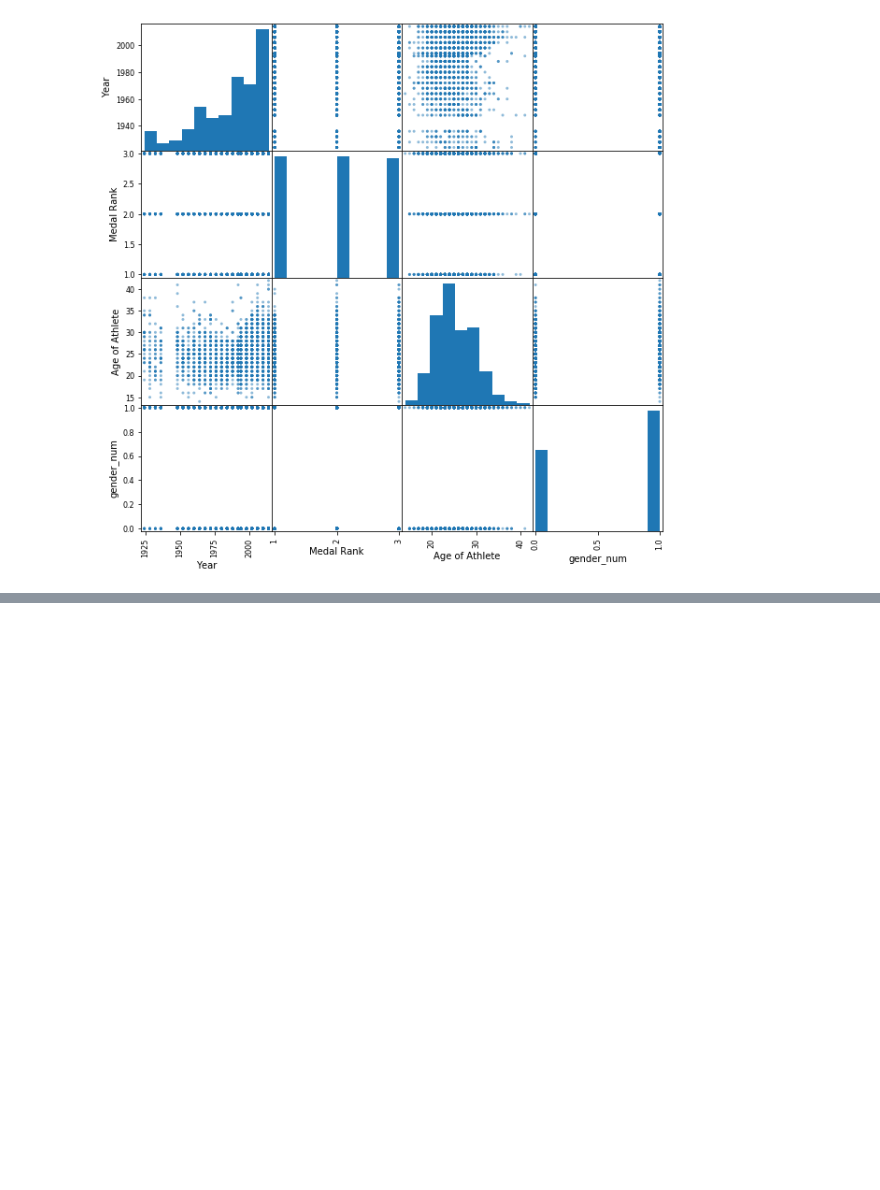
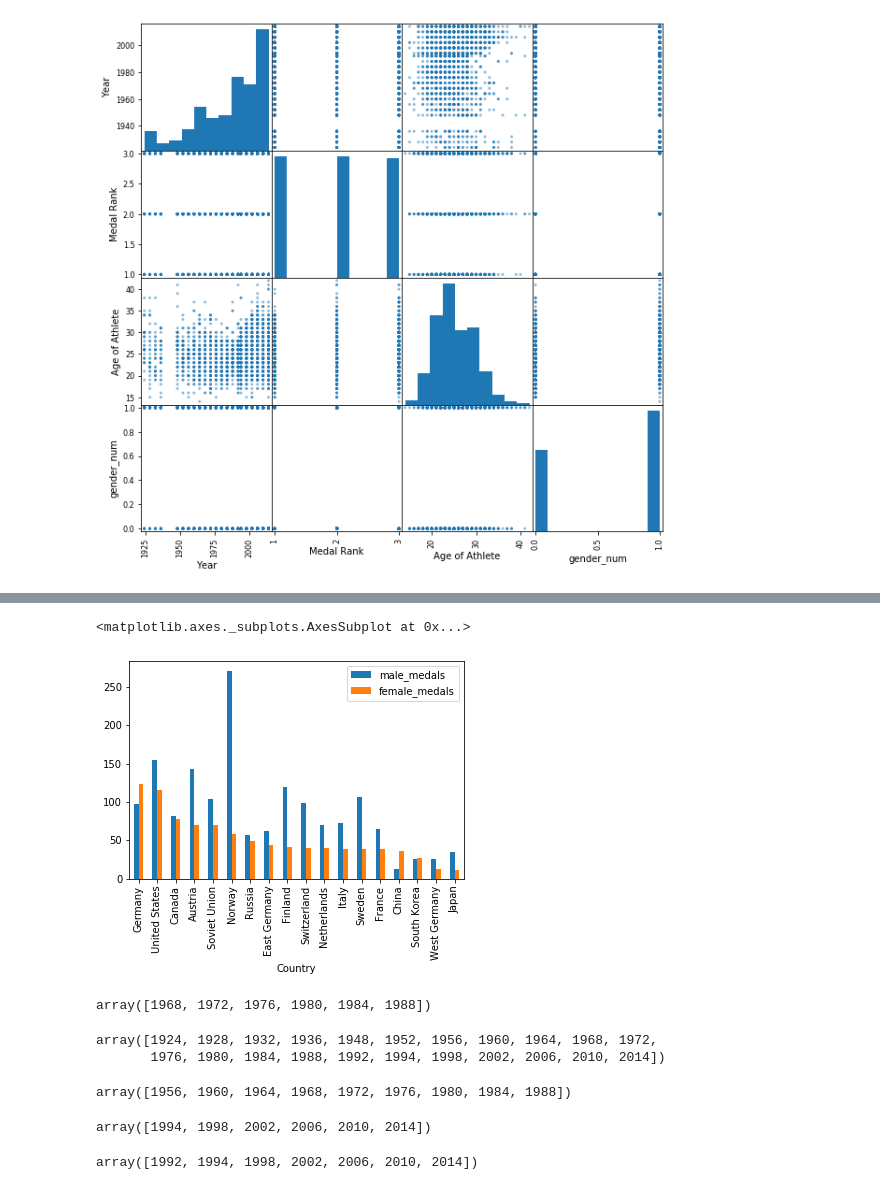
Before and after one commit to woodmc10/winter-olympics, a Jupyter notebook: notebooks/EDA.ipynb, the cells around one changed output, grey strips where cells are left out. Cells and saved outputs as stored; diff of their text form; code cells hidden in the pictures; blank space fills up the shorter version.

```diff
--- a/notebooks/EDA.ipynb
+++ b/notebooks/EDA.ipynb
@@ -108,0 +347,28 @@ array([[<matplotlib.axes._subplots.AxesSubplot object at 0x...>,
+# %%
+df_medals_by_country_50 = df_medals_by_country[df_medals_by_country['total_medals'] > 50]
+# %%
+df_medals_by_country_50.sort_values(by='female_medals', ascending=False).plot(y=['male_medals', 'female_medals'], kind='bar')
+# %% [output]
+<matplotlib.axes._subplots.AxesSubplot at 0x...>
+[figure, added]
+# %%
+df_medals[df_medals['Country'] == 'East Germany']['Year'].unique()
+# %% [output]
+array([1968, 1972, 1976, 1980, 1984, 1988])
+# %%
+df_medals['Year'].unique()
+# %% [output]
+array([1924, 1928, 1932, 1936, 1948, 1952, 1956, 1960, 1964, 1968, 1972,
+       1976, 1980, 1984, 1988, 1992, 1994, 1998, 2002, 2006, 2010, 2014])
+# %%
+df_medals[df_medals['Country'] == 'Soviet Union']['Year'].unique()
+# %% [output]
+array([1956, 1960, 1964, 1968, 1972, 1976, 1980, 1984, 1988])
+# %%
+df_medals[df_medals['Country'] == 'Russia']['Year'].unique()
+# %% [output]
+array([1994, 1998, 2002, 2006, 2010, 2014])
+# %%
+df_medals[df_medals['Country'] == 'China']['Year'].unique()
+# %% [output]
+array([1992, 1994, 1998, 2002, 2006, 2010, 2014])
```
Also changed, not shown: parts of 31 cells of this notebook, 9 other files.
